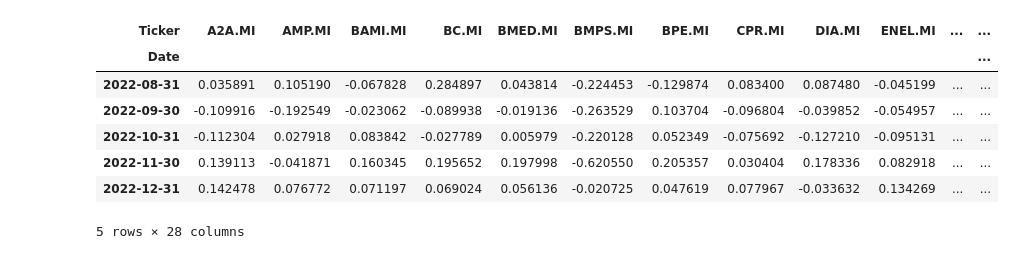
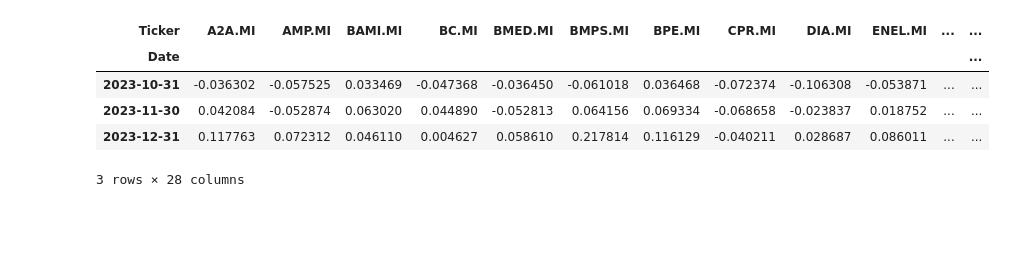
Before and after one commit to miindisponi99/Statistical-Factor-Model, a Jupyter notebook: Stat_factor_model.ipynb, the cells around one changed output. Saved outputs shown, nothing was run; the diff lists cells and outputs as text; code cells hidden in the pictures; blank space fills up the shorter version.

```diff
--- a/Stat_factor_model.ipynb
+++ b/Stat_factor_model.ipynb
@@ -36,0 +5,7 @@ np.int64(0)
+# %%
+start_date = datetime.datetime(2017, 1, 1)
+end_date = datetime.datetime(2024, 1, 1)
+
+stock_data = StockData(start_date, end_date)
+returns = stock_data.returns
+index_returns = stock_data.index_returns
@@ -37,11 +21,9 @@ np.int64(0)
 # %%
-returns.tail()
+returns.tail(3)
 # %% [output]
 | Ticker | A2A.MI | AMP.MI | BAMI.MI | BC.MI | BMED.MI | BMPS.MI | BPE.MI | CPR.MI | DIA.MI | ENEL.MI | ... | ... |
 | Date |  |  |  |  |  |  |  |  |  |  |  | ... |
-| 2022-08-31 | 0.035891 | 0.105190 | -0.067828 | 0.284897 | 0.043814 | -0.224453 | -0.129874 | 0.083400 | 0.087480 | -0.045199 | ... | ... |
-| 2022-09-30 | -0.109916 | -0.192549 | -0.023062 | -0.089938 | -0.019136 | -0.263529 | 0.103704 | -0.096804 | -0.039852 | -0.054957 | ... | ... |
-| 2022-10-31 | -0.112304 | 0.027918 | 0.083842 | -0.027789 | 0.005979 | -0.220128 | 0.052349 | -0.075692 | -0.127210 | -0.095131 | ... | ... |
-| 2022-11-30 | 0.139113 | -0.041871 | 0.160345 | 0.195652 | 0.197998 | -0.620550 | 0.205357 | 0.030404 | 0.178336 | 0.082918 | ... | ... |
-| 2022-12-31 | 0.142478 | 0.076772 | 0.071197 | 0.069024 | 0.056136 | -0.020725 | 0.047619 | 0.077967 | -0.033632 | 0.134269 | ... | ... |
+| 2023-10-31 | -0.036302 | -0.057525 | 0.033469 | -0.047368 | -0.036450 | -0.061018 | 0.036468 | -0.072374 | -0.106308 | -0.053871 | ... | ... |
+| 2023-11-30 | 0.042084 | -0.052874 | 0.063020 | 0.044890 | -0.052813 | 0.064156 | 0.069334 | -0.068658 | -0.023837 | 0.018752 | ... | ... |
+| 2023-12-31 | 0.117763 | 0.072312 | 0.046110 | 0.004627 | 0.058610 | 0.217814 | 0.116129 | -0.040211 | 0.028687 | 0.086011 | ... | ... |
-5 rows × 28 columns
+3 rows × 28 columns
```
Also changed, not shown: parts of 11 cells of this notebook, 2 other files.
